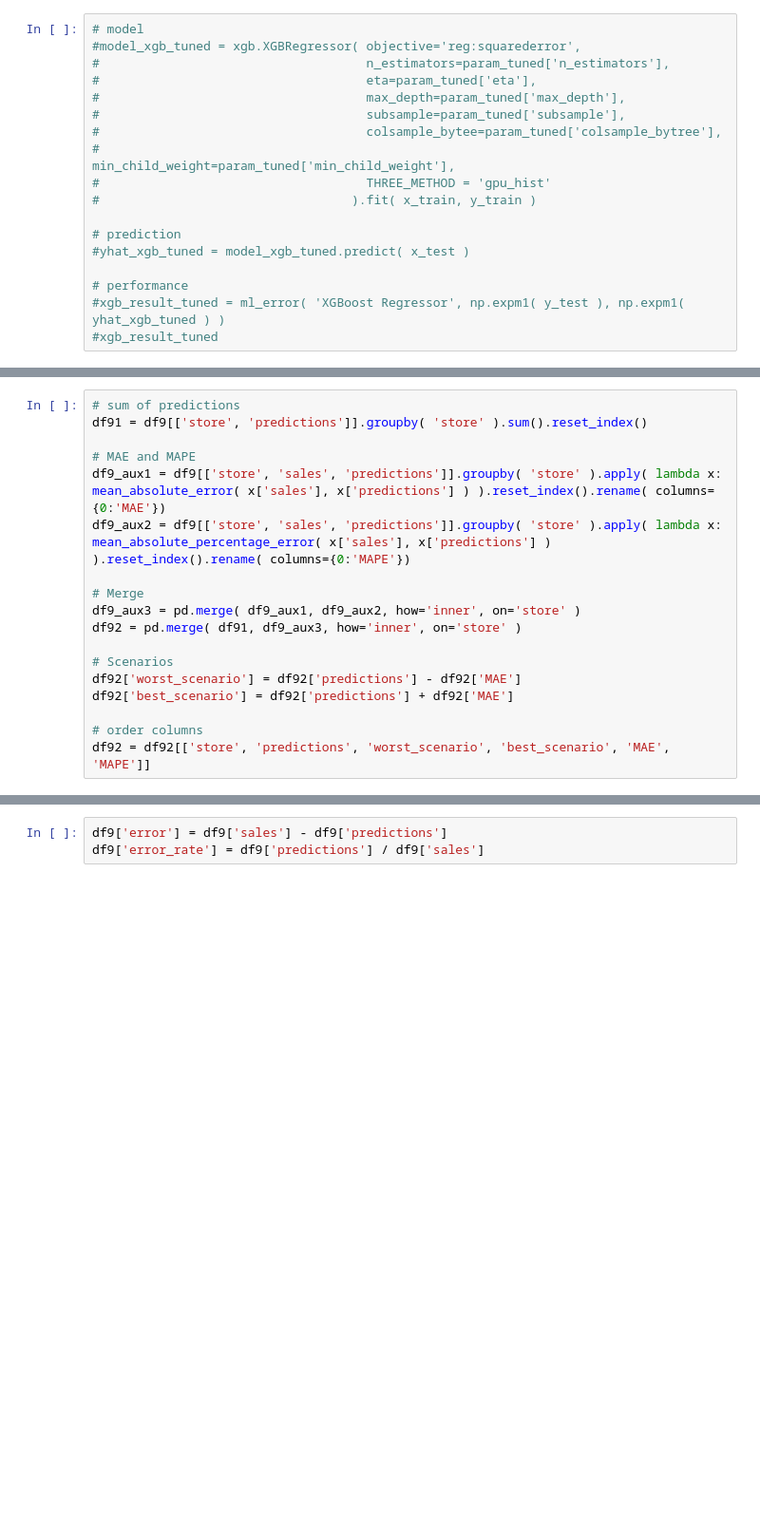
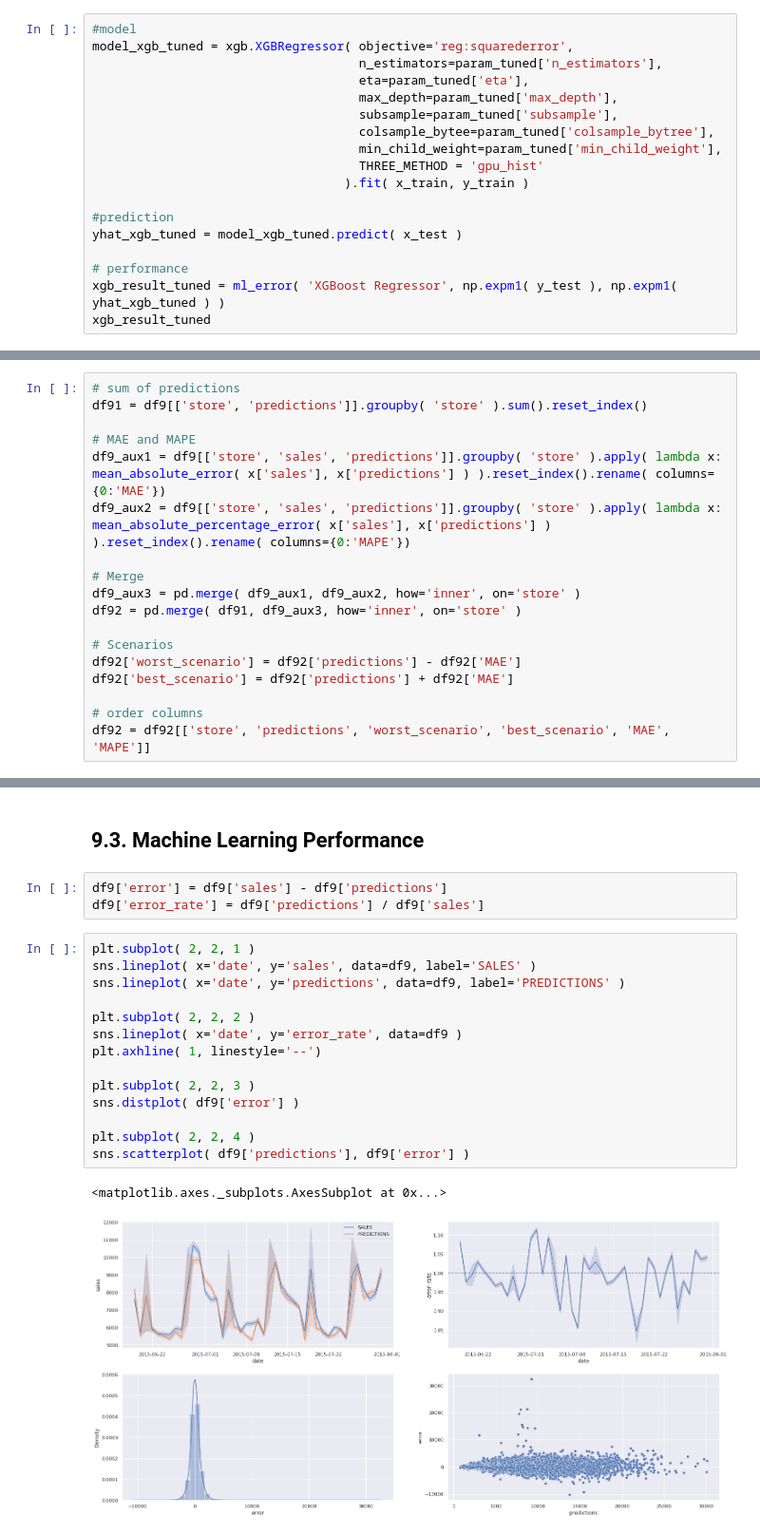
Before and after one commit to jvbf97/rossmann-store-sales, a Jupyter notebook: Main.ipynb, the cells around one changed output, grey strips where cells are left out. Shown at 95% size. Cells and saved outputs as stored; diff of their text form; blank space fills up the shorter version.

```diff
--- a/Main.ipynb
+++ b/Main.ipynb
@@ -1228,18 +1219,18 @@ modelling_result_cv
 # %%
-# model
-#model_xgb_tuned = xgb.XGBRegressor( objective='reg:squarederror',
-#                                    n_estimators=param_tuned['n_estimators'],
-#                                    eta=param_tuned['eta'],
-#                                    max_depth=param_tuned['max_depth'],
-#                                    subsample=param_tuned['subsample'],
-#                                    colsample_bytee=param_tuned['colsample_bytree'],
-#                                    min_child_weight=param_tuned['min_child_weight'],
-#                                    THREE_METHOD = 'gpu_hist'
-#                                  ).fit( x_train, y_train )
+#model
+model_xgb_tuned = xgb.XGBRegressor( objective='reg:squarederror',
+                                    n_estimators=param_tuned['n_estimators'],
+                                    eta=param_tuned['eta'],
+                                    max_depth=param_tuned['max_depth'],
+                                    subsample=param_tuned['subsample'],
+                                    colsample_bytee=param_tuned['colsample_bytree'],
+                                    min_child_weight=param_tuned['min_child_weight'],
+                                    THREE_METHOD = 'gpu_hist'
+                                  ).fit( x_train, y_train )
 
-# prediction
-#yhat_xgb_tuned = model_xgb_tuned.predict( x_test )
+#prediction
+yhat_xgb_tuned = model_xgb_tuned.predict( x_test )
 
 # performance
-#xgb_result_tuned = ml_error( 'XGBoost Regressor', np.expm1( y_test ), np.expm1( yhat_xgb_tuned ) )
-#xgb_result_tuned
+xgb_result_tuned = ml_error( 'XGBoost Regressor', np.expm1( y_test ), np.expm1( yhat_xgb_tuned ) )
+xgb_result_tuned
@@ -1283,4 +1287,23 @@ df93
+# %% [markdown]
+## 9.3. Machine Learning Performance
 # %%
 df9['error'] = df9['sales'] - df9['predictions']
 df9['error_rate'] = df9['predictions'] / df9['sales']
+# %%
+plt.subplot( 2, 2, 1 )
+sns.lineplot( x='date', y='sales', data=df9, label='SALES' )
+sns.lineplot( x='date', y='predictions', data=df9, label='PREDICTIONS' )
+
+plt.subplot( 2, 2, 2 )
+sns.lineplot( x='date', y='error_rate', data=df9 )
+plt.axhline( 1, linestyle='--')
+
+plt.subplot( 2, 2, 3 )
+sns.distplot( df9['error'] )
+
+plt.subplot( 2, 2, 4 )
+sns.scatterplot( df9['predictions'], df9['error'] )
+# %% [output]
+<matplotlib.axes._subplots.AxesSubplot at 0x...>
+[figure, added]
 # %% [markdown]
```
Also changed, not shown: parts of 30 cells of this notebook, 29 other files.
